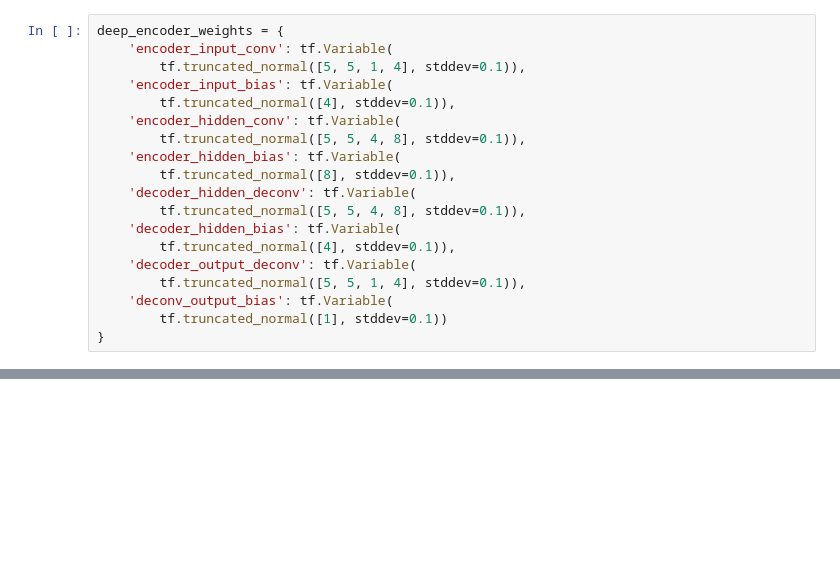
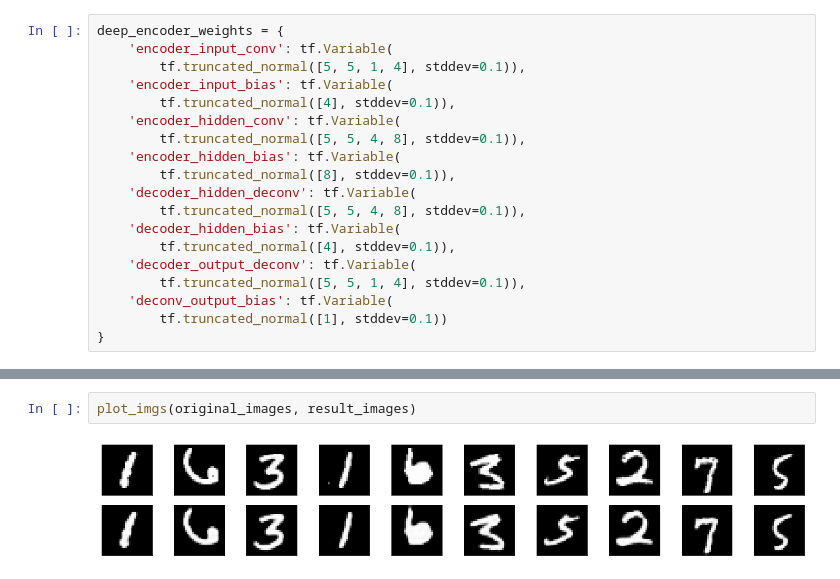
Before and after one commit to Sergey55/tensorflow_experiments, a Jupyter notebook: Autoencoder (Conv) for MNIST dataset.ipynb, the cells around one changed output, grey strips where cells are left out. Drawn from its saved outputs; the diff is of its cells as text; blank space fills up the shorter version.

```diff
--- a/Autoencoder (Conv) for MNIST dataset.ipynb
+++ b/Autoencoder (Conv) for MNIST dataset.ipynb
@@ -210,0 +252,4 @@ Original stack trace for 'Placeholder_20':
+# %%
+plot_imgs(original_images, result_images)
+# %% [output]
+[figure, added]
```
Also changed, not shown: parts of 10 cells of this notebook.
